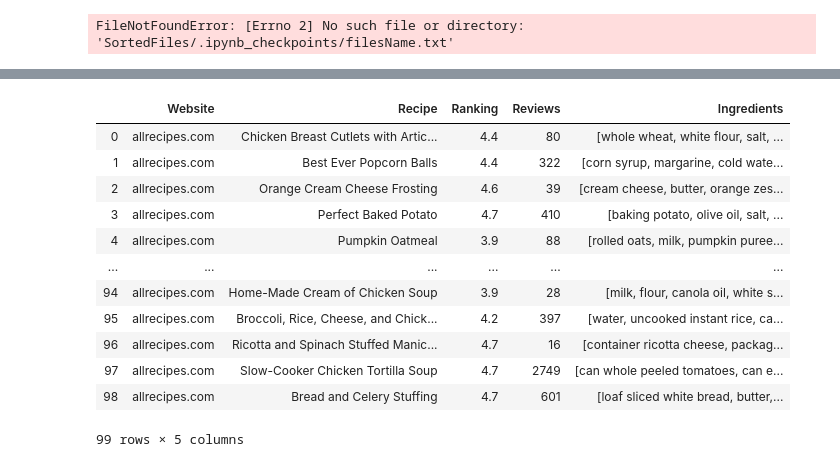
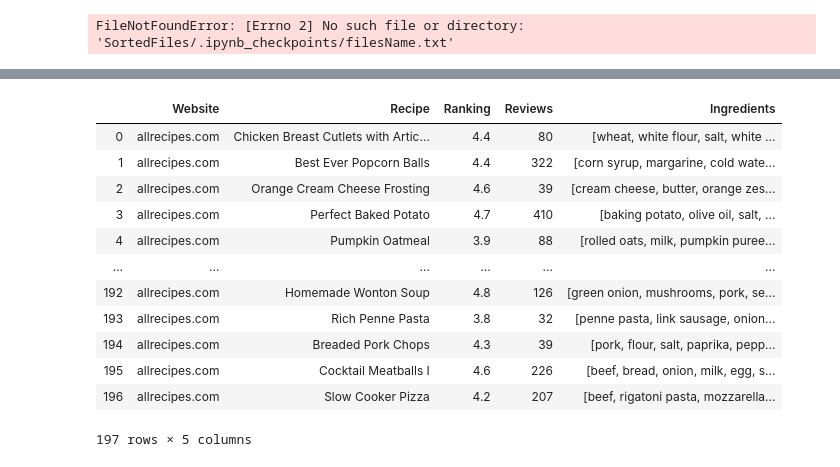
Before and after one commit to lautenba/ADA_pADAwan_Project, a Jupyter notebook: project-Marco.ipynb, the cells around one changed output, grey strips where cells are left out. Saved outputs shown, nothing was run; the diff lists cells and outputs as text; code cells hidden in the pictures.

```diff
--- a/project-Marco.ipynb
+++ b/project-Marco.ipynb
@@ -65,13 +65,20 @@ website_list_used=website_count_used.index.tolist()
 list_ingredient_to_remove = ["teaspoon" , "cup", "cups","teaspoons","ounce","ounces","pounds","pound","tablespoons","chopped","quarts","fresh",\
                             "light","plain","popped","medium","shredded","bunch","tablespoon","to","taste","pinch","freshly","ground",\
                             "canned","carcass","cubes","dried","frozen","all","purpose","grated","minced","degree","degrees","optional",\
-                            "jar","quartered","marinated","strips","strip","asian","stalks","package","can","cans","container",\
+                            "jar","quartered","marinated","strips","strip","asian","stalks","package","can","cans","box","container",\
                             "evaporated","bottle","cans","extract","squares","german","slices","crushed","uncooked","seasoning","small",\
                             "sweet","packed","sliced","heavy","condensed","finely","long","grain","sweetened","firmly","cooked","crusts","lean",\
                             "caps","mix","steaks","large","instant","crumbs","semisweet","distilled","packages","pint","miniature","preserves",\
                             "processed","chunky","prepared","seasoned","american","stock","top","sirloin","tip","peeled","spears","leaves",\
                             "belgian","bob","italian","bottles","boneless","roast","breast","meat","tenderloins","granules","chips","converted",\
-                            "containers","coleslaw","florets","cube","cubed","diced","crumbled"]
+                            "containers","coleslaw","florets","cube","cubed","diced","crumbled","head","thighs","halves","drumsticks","blend",\
+                            "leaf","bow","tie","stuffing","dry","boiling","cover","coarse","kosher","extra","virgin","fat","free","fluid","hot",\
+                            "chops","loin","shoulder","roasted","for","frying","diced","thawed","bone","hocks","shucked","leftover","corned",\
+                            "weed","summer","wild","whole","very","ripe","unbaked","crust","unsalted","unsifted","unsweetened","drops","drop",\
+                            "paste","thickly","swiss","skinless","flavored","quart","puff","kernels","kernel","cracked","as","tortillas","chunk",\
+                            "dash","dark","hash","brown","hashbrown","hungarian","rinsed","thin","thinly","thick","stewed","cleaned","gelatin",\
+                            "sifted","skim","slivered","sprigs","sage","roma","romano","pasta","reduced","sodium","refried","refrigerated",\
+                            "portobello","nuggets","tater","pinto","pudding","pitted","pinches","relish","penne"]
 
 list_ingredient_to_remove = sorted(list_ingredient_to_remove)
 print(list_ingredient_to_remove)
@@ -239,19 +265,22 @@ set(list_all_ingredients)
  'zucchini'}
-# %%
-"for","frying","diced","thawed"
-
-recipe_data
-# %% [output]
-|  | Website | Recipe | Ranking | Reviews | Ingredients |
-| 0 | allrecipes.com | Chicken Breast Cutlets with Artic... | 4.4 | 80 | [whole wheat, white flour, salt, ... |
-| 1 | allrecipes.com | Best Ever Popcorn Balls | 4.4 | 322 | [corn syrup, margarine, cold wate... |
-| 2 | allrecipes.com | Orange Cream Cheese Frosting | 4.6 | 39 | [cream cheese, butter, orange zes... |
-| 3 | allrecipes.com | Perfect Baked Potato | 4.7 | 410 | [baking potato, olive oil, salt, ... |
-| 4 | allrecipes.com | Pumpkin Oatmeal | 3.9 | 88 | [rolled oats, milk, pumpkin puree... |
-| ... | ... | ... | ... | ... | ... |
-| 94 | allrecipes.com | Home-Made Cream of Chicken Soup | 3.9 | 28 | [milk, flour, canola oil, white s... |
-| 95 | allrecipes.com | Broccoli, Rice, Cheese, and Chick... | 4.2 | 397 | [water, uncooked instant rice, ca... |
-| 96 | allrecipes.com | Ricotta and Spinach Stuffed Manic... | 4.7 | 16 | [container ricotta cheese, packag... |
-| 97 | allrecipes.com | Slow-Cooker Chicken Tortilla Soup | 4.7 | 2749 | [can whole peeled tomatoes, can e... |
-| 98 | allrecipes.com | Bread and Celery Stuffing | 4.7 | 601 | [loaf sliced white bread, butter,... |
-99 rows × 5 columns
+# %%
+"sprigs","sage","roma","romano","pasta","reduced","sodium","refried","refrigerated","portobello","nuggets","tater","pinto","pudding","pitted","pinches","relish","penne"
+
+
+
+
+recipe_data
+# %% [output]
+|  | Website | Recipe | Ranking | Reviews | Ingredients |
+| 0 | allrecipes.com | Chicken Breast Cutlets with Artic... | 4.4 | 80 | [wheat, white flour, salt, white ... |
+| 1 | allrecipes.com | Best Ever Popcorn Balls | 4.4 | 322 | [corn syrup, margarine, cold wate... |
+| 2 | allrecipes.com | Orange Cream Cheese Frosting | 4.6 | 39 | [cream cheese, butter, orange zes... |
+| 3 | allrecipes.com | Perfect Baked Potato | 4.7 | 410 | [baking potato, olive oil, salt, ... |
+| 4 | allrecipes.com | Pumpkin Oatmeal | 3.9 | 88 | [rolled oats, milk, pumpkin puree... |
+| ... | ... | ... | ... | ... | ... |
+| 192 | allrecipes.com | Homemade Wonton Soup | 4.8 | 126 | [green onion, mushrooms, pork, se... |
+| 193 | allrecipes.com | Rich Penne Pasta | 3.8 | 32 | [penne pasta, link sausage, onion... |
+| 194 | allrecipes.com | Breaded Pork Chops | 4.3 | 39 | [pork, flour, salt, paprika, pepp... |
+| 195 | allrecipes.com | Cocktail Meatballs I | 4.6 | 226 | [beef, bread, onion, milk, egg, s... |
+| 196 | allrecipes.com | Slow Cooker Pizza | 4.2 | 207 | [beef, rigatoni pasta, mozzarella... |
+197 rows × 5 columns
```
Also changed, not shown: parts of 5 cells of this notebook.
